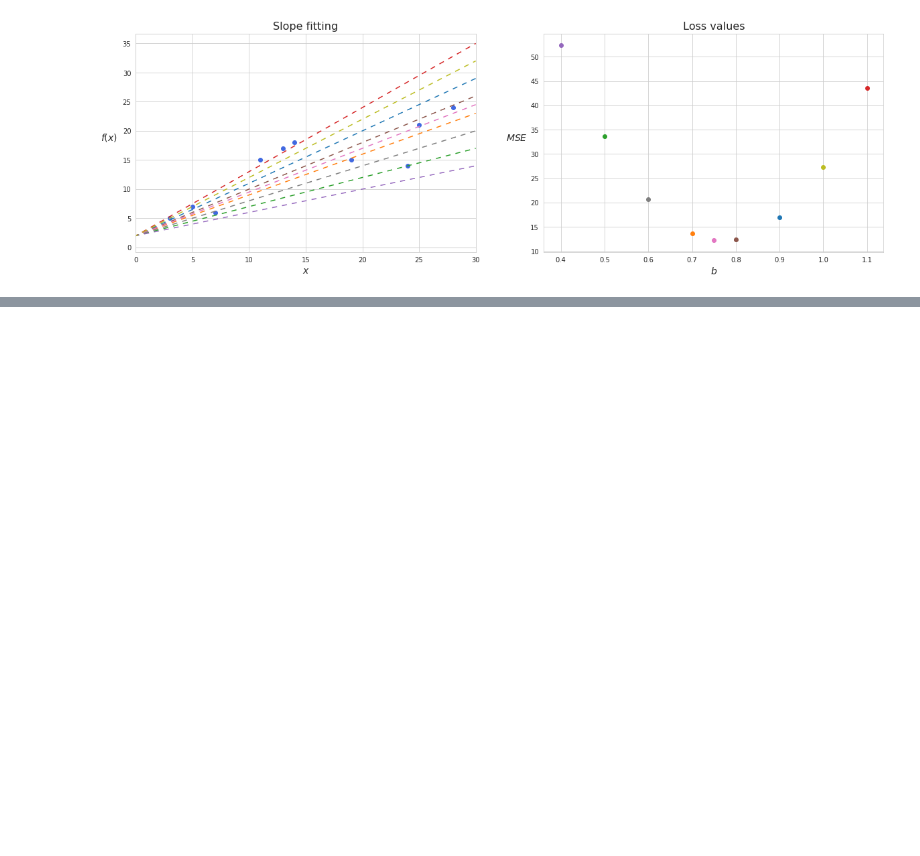
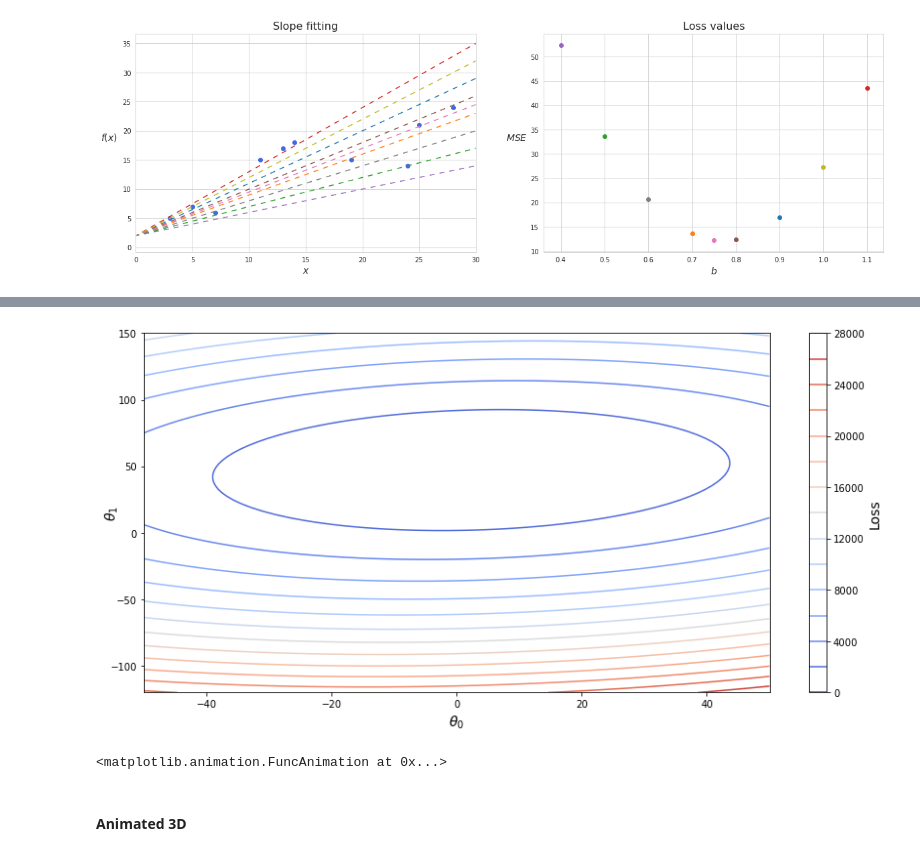
Before and after one commit to vzahorui/vzahorui.github.io, a Jupyter notebook: jupyter_notebooks/gradient_descent.ipynb, the cells around one changed output, grey strips where cells are left out. Drawn from its saved outputs; the diff is of its cells as text; code cells hidden in the pictures; blank space fills up the shorter version.

```diff
--- a/jupyter_notebooks/gradient_descent.ipynb
+++ b/jupyter_notebooks/gradient_descent.ipynb
@@ -314,0 +322,51 @@ rc('animation', html='html5')
+# %%
+gd = GradientDescent(X, y, theta)
+gd.type = 'stochastic'
+gd.eta = 0.02
+gd.min_gain = 0.1
+gd.maxsteps = 350
+
+zs = np.array([gd.get_gradient(X, y, theta)[0]
+               for theta in zip(np.ravel(T0), np.ravel(T1))])
+# Putting the array of cost function results into dimension of thetas
+Z = zs.reshape(T0.shape)
+
+def visualize_SGD(animate=False):
+    fig, ax = plt.subplots(figsize=(12, 6))
+    contour_plot = ax.contour(T0, T1, Z, 15, cmap='coolwarm')
+    cbar = fig.colorbar(contour_plot)
+    cbar.set_label('Loss', fontsize=14)
+    ax.set_xlabel(r'$\theta_0$', fontsize=14)
+    ax.set_ylabel(r'$\theta_1$', fontsize=14, labelpad=-10)
+    plt.tight_layout()
+
+    # Simple stochastic gradient descent
+    J, gradient_J = gd.descend()
+    theta0s = gradient_J.T[0]
+    theta1s = gradient_J.T[1]
+
+    line, = ax.plot([], [], color='firebrick', marker='.', markersize=1)
+
+    if animate:
+        def animate(i):
+            line.set_data(theta0s[:i*3], theta1s[:i*3])
+            return line,
+
+        anim = FuncAnimation(fig, animate, frames=int(J.size//3), interval=100, blit=True)
+        return anim
+
+    else:
+        # SGD
+        ax.plot(theta0s, theta1s, color='firebrick', marker='.', markersize=1)
+        return fig
+# %%
+SGD_animation = visualize_SGD(animate=True)
+SGD_animation.save('../assets/images/gradient_descent/SGD_demo.gif', writer='imagemagick');
+# %% [output]
+[figure, added]
+# %%
+SGD_animation
+# %% [output]
+<matplotlib.animation.FuncAnimation at 0x...>
+# %% [markdown]
+#### Animated 3D
```
Also changed, not shown: parts of 19 cells of this notebook, 7 other files.
